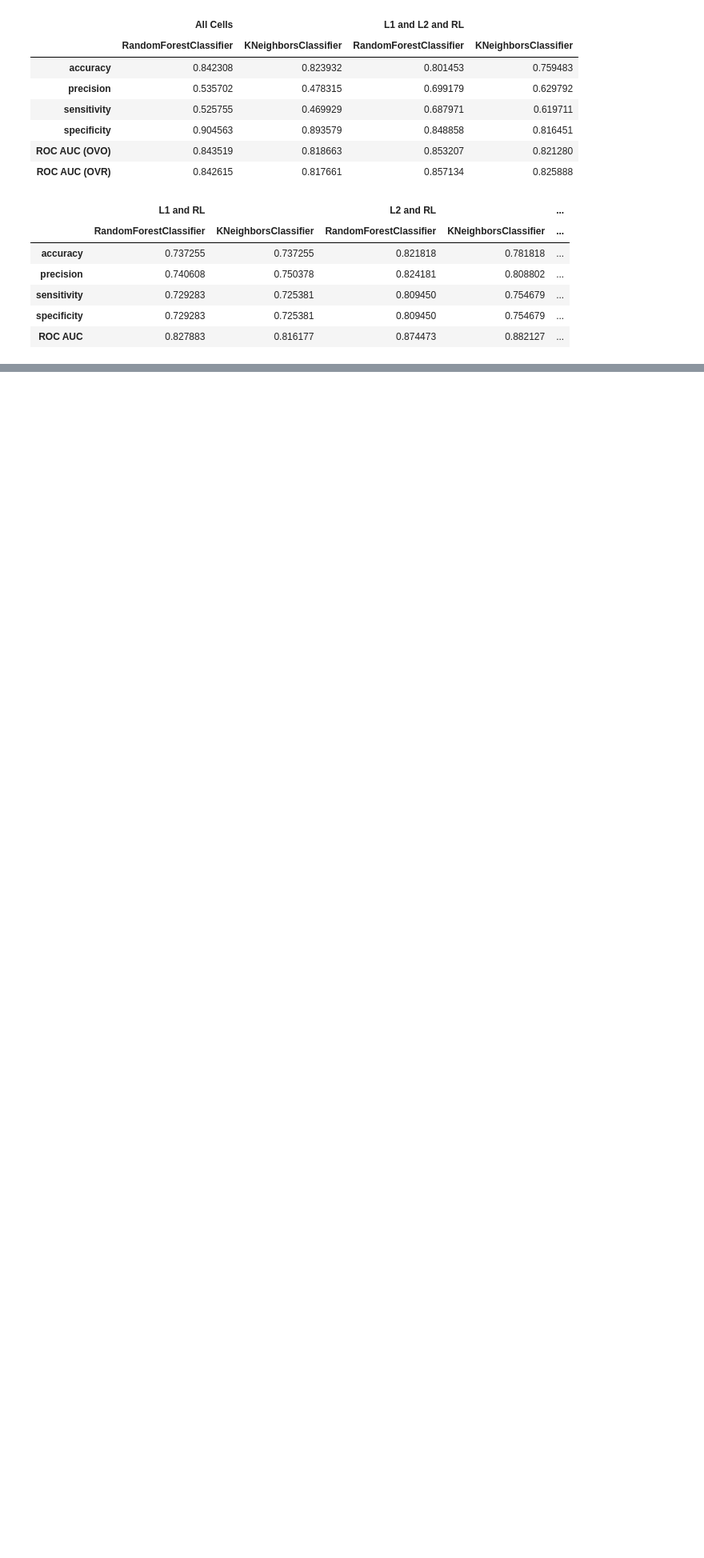
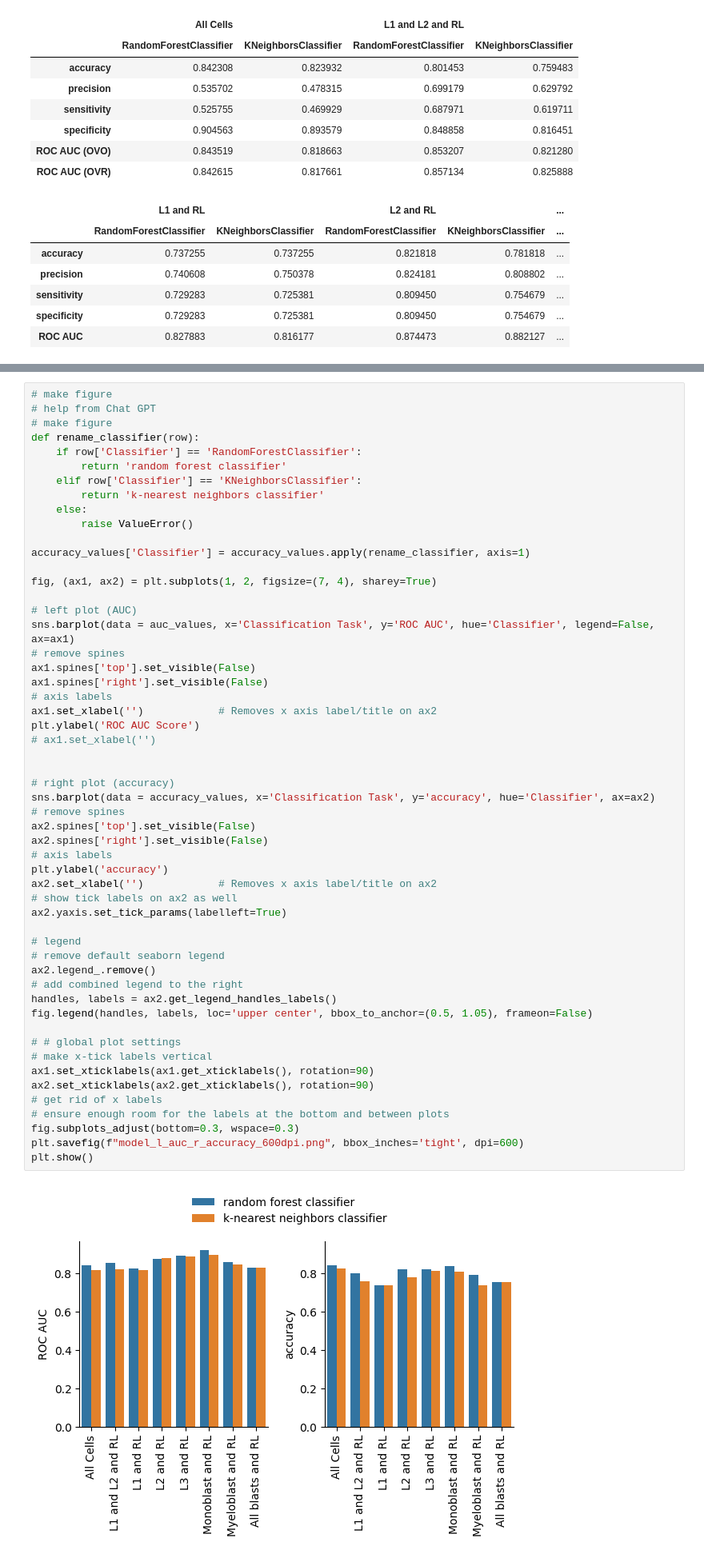
Before and after one commit to jhtullis/Blast_Classification, a Jupyter notebook: Visualizations/model_comparison.ipynb, the cells around one changed output, grey strips where cells are left out. Shown at 80% size. Cells and saved outputs as stored; diff of their text form; blank space fills up the shorter version.

```diff
--- a/Visualizations/model_comparison.ipynb
+++ b/Visualizations/model_comparison.ipynb
@@ -128,0 +125,56 @@ plt.show()
+# %%
+# make figure
+# help from Chat GPT
+# make figure
+def rename_classifier(row):
+    if row['Classifier'] == 'RandomForestClassifier':
+        return 'random forest classifier'
+    elif row['Classifier'] == 'KNeighborsClassifier':
+        return 'k-nearest neighbors classifier'
+    else:
+        raise ValueError()
+
+accuracy_values['Classifier'] = accuracy_values.apply(rename_classifier, axis=1)
+
+fig, (ax1, ax2) = plt.subplots(1, 2, figsize=(7, 4), sharey=True)
+
+# left plot (AUC)
+sns.barplot(data = auc_values, x='Classification Task', y='ROC AUC', hue='Classifier', legend=False, ax=ax1)
+# remove spines
+ax1.spines['top'].set_visible(False)
+ax1.spines['right'].set_visible(False)
+# axis labels
+ax1.set_xlabel('')            # Removes x axis label/title on ax2
+plt.ylabel('ROC AUC Score')
+# ax1.set_xlabel('')
+
+
+# right plot (accuracy)
+sns.barplot(data = accuracy_values, x='Classification Task', y='accuracy', hue='Classifier', ax=ax2)
+# remove spines
+ax2.spines['top'].set_visible(False)
+ax2.spines['right'].set_visible(False)
+# axis labels
+plt.ylabel('accuracy')
+ax2.set_xlabel('')            # Removes x axis label/title on ax2
+# show tick labels on ax2 as well
+ax2.yaxis.set_tick_params(labelleft=True)
+
+# legend
+# remove default seaborn legend
+ax2.legend_.remove()
+# add combined legend to the right
+handles, labels = ax2.get_legend_handles_labels()
+fig.legend(handles, labels, loc='upper center', bbox_to_anchor=(0.5, 1.05), frameon=False)
+
+# # global plot settings
+# make x-tick labels vertical
+ax1.set_xticklabels(ax1.get_xticklabels(), rotation=90)
+ax2.set_xticklabels(ax2.get_xticklabels(), rotation=90)
+# get rid of x labels
+# ensure enough room for the labels at the bottom and between plots
+fig.subplots_adjust(bottom=0.3, wspace=0.3)
+plt.savefig(f"model_l_auc_r_accuracy_600dpi.png", bbox_inches='tight', dpi=600)
+plt.show()
+# %% [output]
+[figure, added]
```
Also changed, not shown: parts of 3 cells of this notebook, 3 other files.
